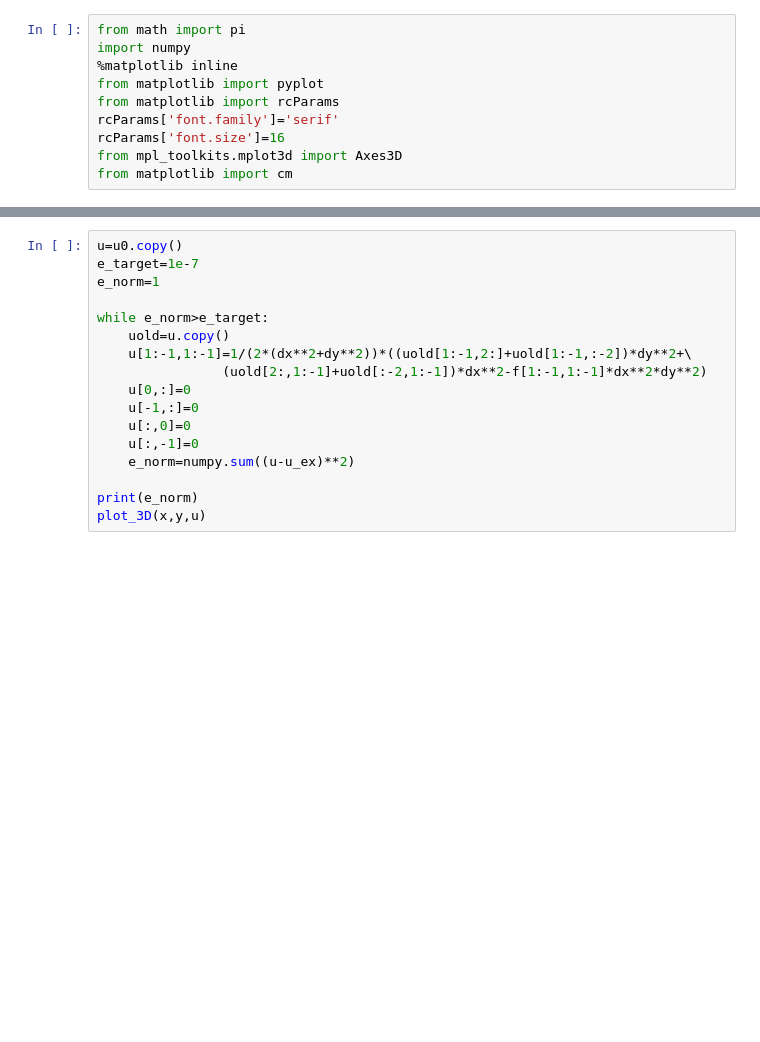
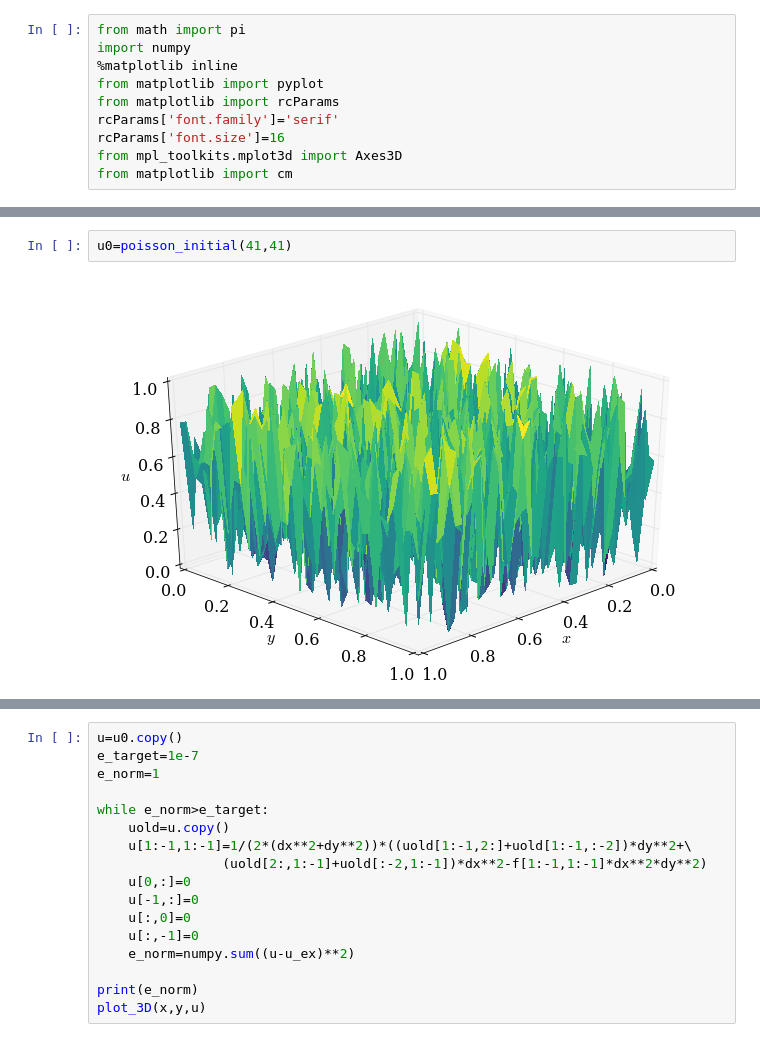
Before and after one commit to yujiasheng912/MAE6225, a Jupyter notebook: poisson2d_2.ipynb, the cells around one changed output, grey strips where cells are left out. Cells and saved outputs as stored; diff of their text form; blank space fills up the shorter version.

```diff
--- a/poisson2d_2.ipynb
+++ b/poisson2d_2.ipynb
@@ -86,0 +63,4 @@ plot_3D(x,y,u)
+# %%
+u0=poisson_initial(41,41)
+# %% [output]
+[figure, added]
```
Also changed, not shown: parts of 17 cells of this notebook.
